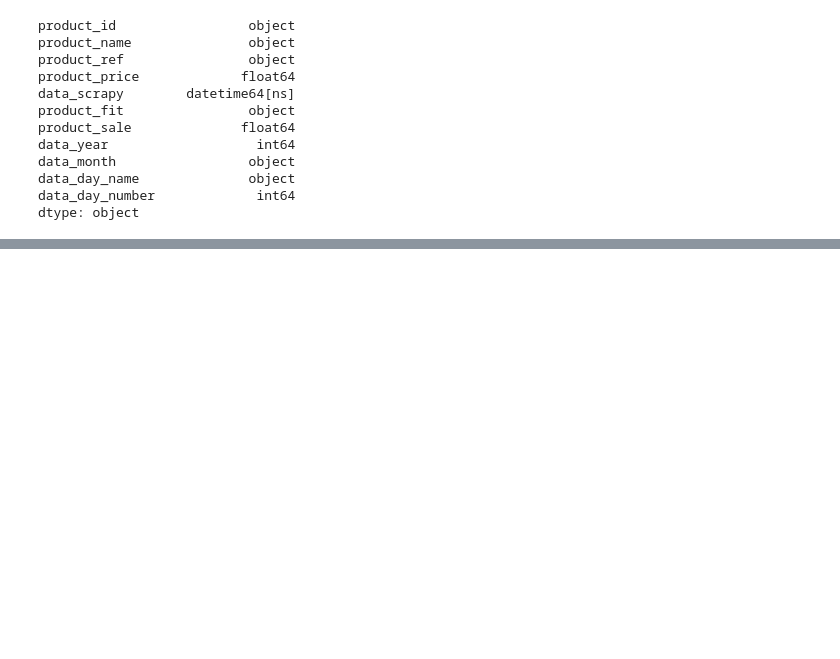
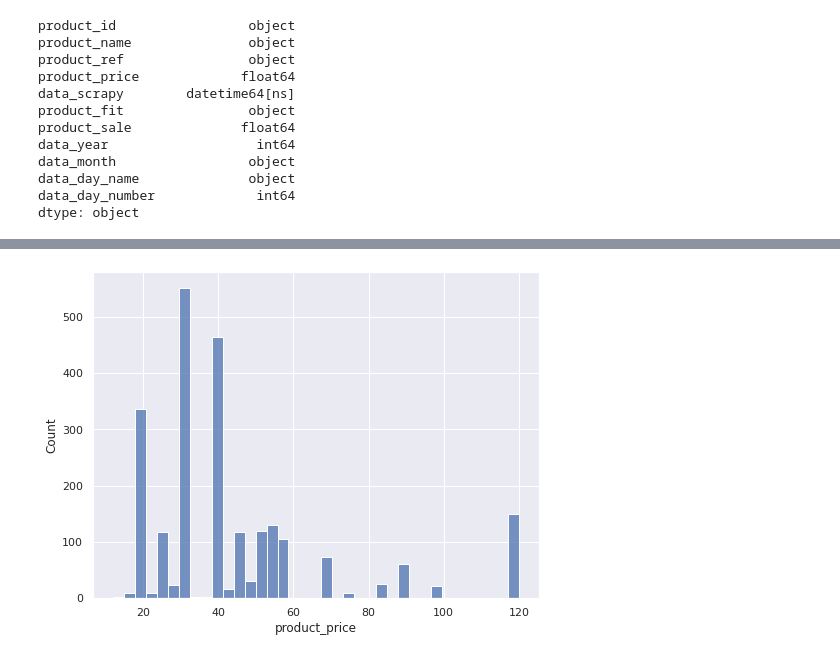
Before and after one commit to Mat004/Web-Scraping-Star-Jeans, a Jupyter notebook: p02_webscraping.ipynb, the cells around one changed output, grey strips where cells are left out. Drawn from its saved outputs; the diff is of its cells as text; code cells hidden in the pictures; blank space fills up the shorter version.

```diff
--- a/p02_webscraping.ipynb
+++ b/p02_webscraping.ipynb
@@ -246,5 +248,13 @@ def regex_macys(data):
     return data
 # %% [markdown]
 ## 2.3 - Plotting
+# %%
+def data_hist(data, x):
+
+    sns.set_theme()
+    fig, ax = plt.subplots(figsize=(8,6))
+    sns.histplot(data=data, x=x, ax=ax)
+
+    return None
 # %% [markdown]
 # 3 - Web Scraping
@@ -568,0 +573,4 @@ describe(data_macys)
+# %%
+data_hist(data_hm, 'product_price')
+# %% [output]
+[figure, added]
```
Also changed, not shown: parts of 21 cells of this notebook.
